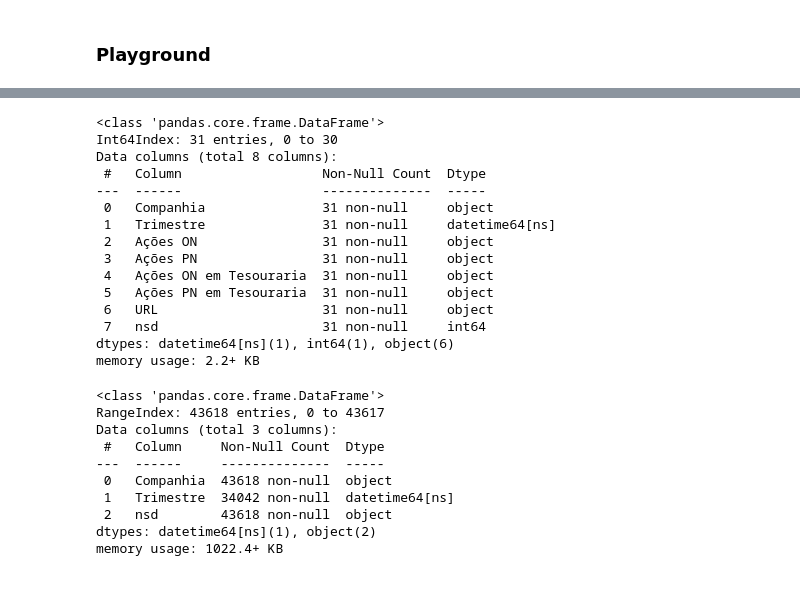
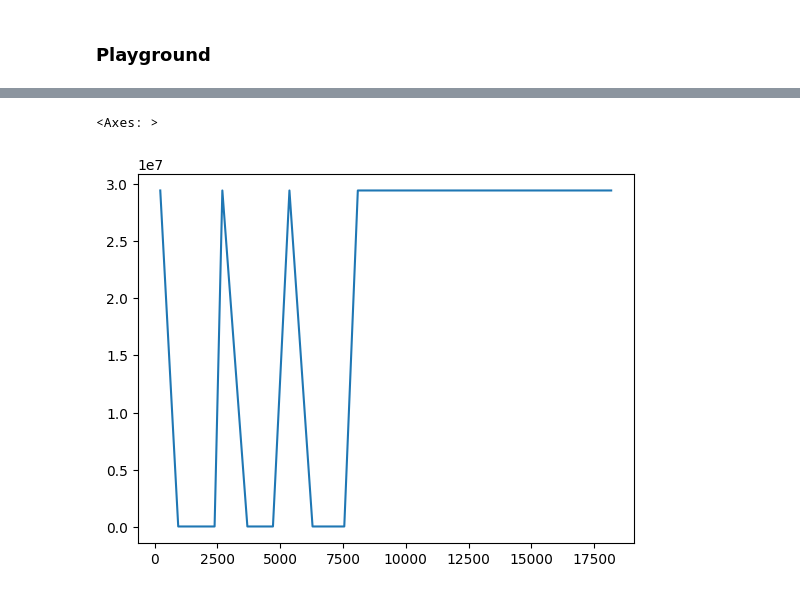
Before and after one commit to faustostangler/DSH, a Jupyter notebook: read_dash.ipynb, the cells around one changed output, grey strips where cells are left out. Cells and saved outputs as stored; diff of their text form; code cells hidden in the pictures.

```diff
--- a/read_dash.ipynb
+++ b/read_dash.ipynb
@@ -392,7 +247,6 @@ df[df['BALANCE_SHEET'] == 'DRE'].head(10)
 # %%
 filename = 'acoes'
-columns = ['Companhia', 'Trimestre', 'Ações ON', 'Ações PN', 'Ações ON em Tesouraria', 'Ações PN em Tesouraria', 'URL']
+columns = ['Companhia', 'Trimestre', 'Ações ON', 'Ações PN', 'Ações ON em Tesouraria', 'Ações PN em Tesouraria', 'Unidade', 'URL']
 acoes = run.sys_read_or_create_dataframe(filename, columns)
 acoes.to_csv('acoes.csv')
-acoes
 # %% [output]
@@ -695,34 +260,9 @@ acoes
-# %%
-acoes = run.sys_load_pkl('acoes')
-nsd_max_filtered_nsd = run.sys_load_pkl('nsd_max_filtered_nsd')
-# %%
-acoes.info()
-# %% [output]
-<class 'pandas.core.frame.DataFrame'>
-Int64Index: 31 entries, 0 to 30
-Data columns (total 8 columns):
- #   Column                  Non-Null Count  Dtype
----  ------                  --------------  -----
- 0   Companhia               31 non-null     object
- 1   Trimestre               31 non-null     datetime64[ns]
- 2   Ações ON                31 non-null     object
- 3   Ações PN                31 non-null     object
- 4   Ações ON em Tesouraria  31 non-null     object
- 5   Ações PN em Tesouraria  31 non-null     object
- 6   URL                     31 non-null     object
- 7   nsd                     31 non-null     int64
-dtypes: datetime64[ns](1), int64(1), object(6)
-memory usage: 2.2+ KB
-# %%
-nsd_max_filtered_nsd.info()
-# %% [output]
-<class 'pandas.core.frame.DataFrame'>
-RangeIndex: 43618 entries, 0 to 43617
-Data columns (total 3 columns):
- #   Column     Non-Null Count  Dtype
----  ------     --------------  -----
- 0   Companhia  43618 non-null  object
- 1   Trimestre  34042 non-null  datetime64[ns]
- 2   nsd        43618 non-null  object
-dtypes: datetime64[ns](1), object(2)
-memory usage: 1022.4+ KB
+# %%
+company = 'CIA FERRO LIGAS DA BAHIA FERBASA'
+mask = acoes['Companhia'] == company
+# Aplicando a máscara para obter um DataFrame separado para a companhia
+df = acoes[mask].copy()
+df['Ações ON'].plot()
+# %% [output]
+<Axes: >
+[figure, added]
```
Also changed, not shown: parts of 39 cells of this notebook, 2 other files.
